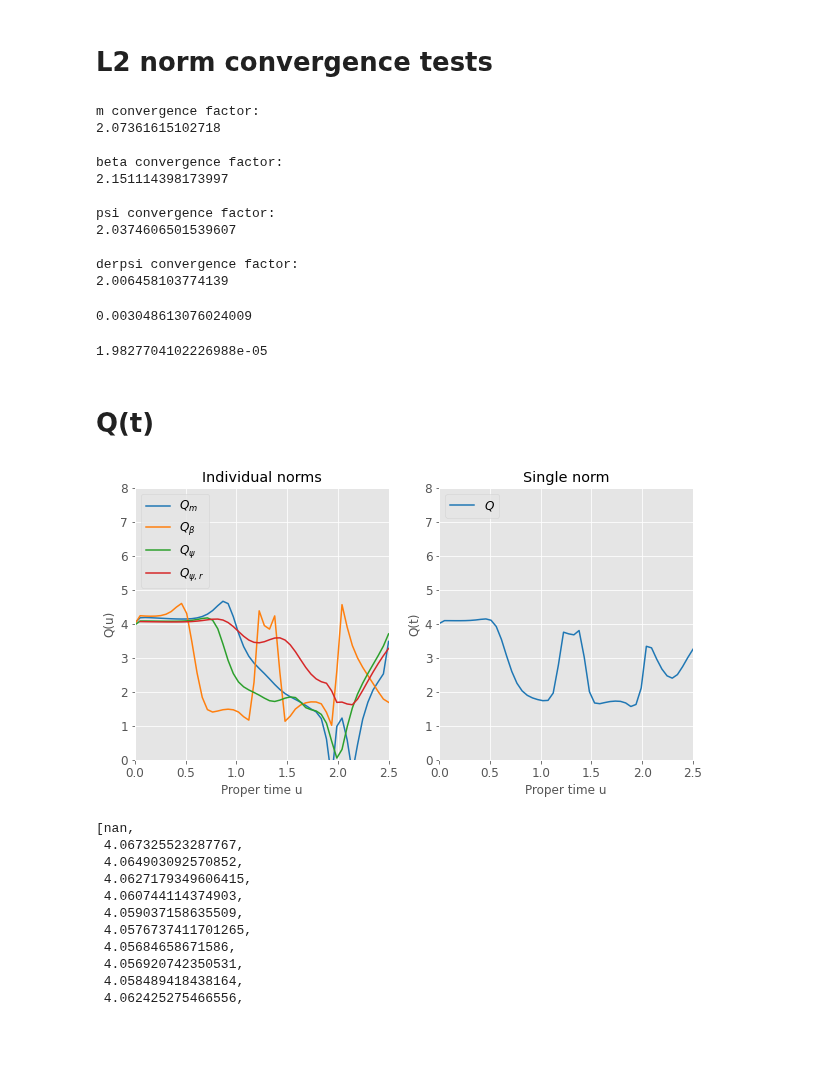
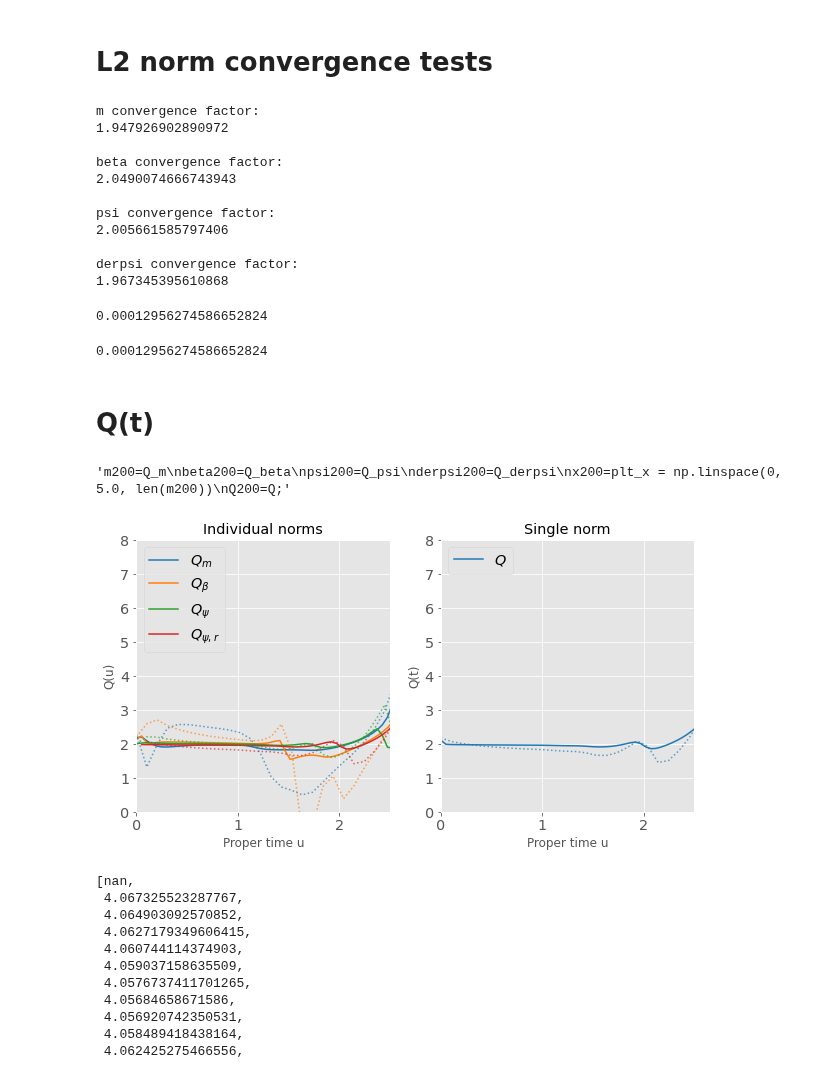
Before and after one commit to rita-png/gravitational-collapse, a Jupyter notebook: ScalarField/Convergence_ScalarField.ipynb, the cells around one changed output. Cells and saved outputs as stored; diff of their text form; code cells hidden in the pictures; blank space fills up the shorter version.

```diff
--- a/ScalarField/Convergence_ScalarField.ipynb
+++ b/ScalarField/Convergence_ScalarField.ipynb
@@ -23,7 +23,7 @@ databeta=[]
 datapsi=[]
 dataderpsi=[]
 vars=["m", "beta", "psi", "derpsi"]
-res=[2,3,4]
+res=[1,2,3]
 for resolution in res:
 
 
@@ -40,7 +40,7 @@ for resolution in res:
         #dir = "/home/rita13santos/Desktop/MSc Thesis/Git/ScalarField/DATA/muninnDATA/res{}/{}.txt".format(resolution,var)
         #dir = "/home/rita13santos/Desktop/29sepfieldplot/sub/{}.txt".format(var)
         #dir = "/home/rita13santos/Desktop/hojeconv/res{}/{}.txt".format(resolution,var)
-        dir = "/home/rita13santos/Desktop/hojeconv/2nd/res{}/{}.txt".format(resolution,var)
+        dir = "/home/rita13santos/Desktop/20sep/N400/res{}/{}.txt".format(resolution,var)
 
 
         print(dir)
@@ -306,35 +306,37 @@ print(math.log2(norm_low_med[3]/norm_med_high[3]))
 print("")
 # %% [output]
 m convergence factor:
-2.07361615102718
+1.947926902890972
 
 beta convergence factor:
-2.151114398173997
+2.0490074666743943
 
 psi convergence factor:
-2.0374606501539607
+2.005661585797406
 
 derpsi convergence factor:
-2.006458103774139
+1.967345395610868
 # %%
 norm_low_med[1]
 # %% [output]
-0.003048613076024009
+0.00012956274586652824
 # %%
 norm_low_med[1]
 # %% [output]
-1.9827704102226988e-05
+0.00012956274586652824
 # %% [markdown]
 # Q(t)
 # %%
 final_t=len(datatime[2])
 # %%
-"""m100=Q_m
-beta100=Q_beta
-psi100=Q_psi
-derpsi100=Q_derpsi
-x100=plt_x = np.linspace(0, 5.0, len(m100))
-Q100=Q""";
+"""m200=Q_m
+beta200=Q_beta
+psi200=Q_psi
+derpsi200=Q_derpsi
+x200=plt_x = np.linspace(0, 5.0, len(m200))
+Q200=Q;"""
+# %% [output]
+'m200=Q_m\nbeta200=Q_beta\npsi200=Q_psi\nderpsi200=Q_derpsi\nx200=plt_x = np.linspace(0, 5.0, len(m200))\nQ200=Q;'
 # %%
 rsquarednorm=True
 # %%
@@ -430,45 +432,46 @@ for t in range(0,int(final_t/4)):
     Q.append(math.log2(single_norm_low_med/single_norm_med_high))
     ####
 
-plt_x = np.linspace(0, 2.5, len(Q_m))
+plt_x = np.linspace(0, 5, len(Q_m))
 #plt_x = np.linspace(0, int(final_t/4)*dx*step, int(final_t/4))
 with plt.style.context('ggplot'):
 
     fig, ax = plt.subplots(1, 2,figsize=(10, 5))
 
     ax[0].plot(plt_x, Q_m, label = '$Q_m$',color='#1f77b4')
     ax[0].plot(plt_x, Q_beta, label = '$Q_{\\beta}$',color='#ff7f0e')
     ax[0].plot(plt_x, Q_psi, label = '$Q_{\psi}$',color='#2ca02c')
     ax[0].plot(plt_x, Q_derpsi, label = '$Q_{\psi,r}$',color='#d62728')
 
 
-    """ax[0].plot(x100, m100, linestyle='dotted',alpha=0.7,color='#1f77b4')
-    ax[0].plot(x100, beta100, linestyle='dotted',alpha=0.7,color='#ff7f0e')
-    ax[0].plot(x100, psi100, linestyle='dotted',alpha=0.7,color='#2ca02c')
-    ax[0].plot(x100, derpsi100, linestyle='dotted',alpha=0.7,color='#d62728')"""
+    ax[0].plot(x200, m200, linestyle='dotted',alpha=0.7,color='#1f77b4')
+    ax[0].plot(x200, beta200, linestyle='dotted',alpha=0.7,color='#ff7f0e')
+    ax[0].plot(x200, psi200, linestyle='dotted',alpha=0.7,color='#2ca02c')
+    ax[0].plot(x200, derpsi200, linestyle='dotted',alpha=0.7,color='#d62728')
 
     ax[0].set_ylim([0,8])
     ax[0].set_xlim([0,2.5])
     ax[0].legend(loc ="upper left")
     ax[0].set_xlabel('Proper time u')
     ax[0].set_ylabel('Q(u)')
     ax[0].set_title('Individual norms')
-
+    ax[0].set_yticks(np.arange(0, 8+1, 1.0))
 
     ax[1].plot(plt_x, Q, label = '$Q$',color='#1f77b4')
-    #ax[1].plot(x100, Q100, linestyle='dotted',alpha=0.7,color='#1f77b4')
+    ax[1].plot(x200, Q200, linestyle='dotted',alpha=0.7,color='#1f77b4')
     ax[1].set_ylim([0,8])
     ax[1].set_xlim([0,2.5])
     ax[1].legend(loc ="upper left")
     ax[1].set_title('Single norm')
     #plt.xticks(rotation=45)
     ax[1].set_xlabel('Proper time u')
     ax[1].set_ylabel('Q(t)')
+    ax[1].set_yticks(np.arange(0, 8+1, 1.0))
 
 plt.savefig("myImagePDF.pdf", format="pdf", bbox_inches="tight")
 plt.show()
 # %% [output]
-[figure, old version]
+[figure, new version]
 # %%
 Q_derpsi
 # %% [output]
```
Also changed, not shown: parts of 6 cells of this notebook, 5 other files.
